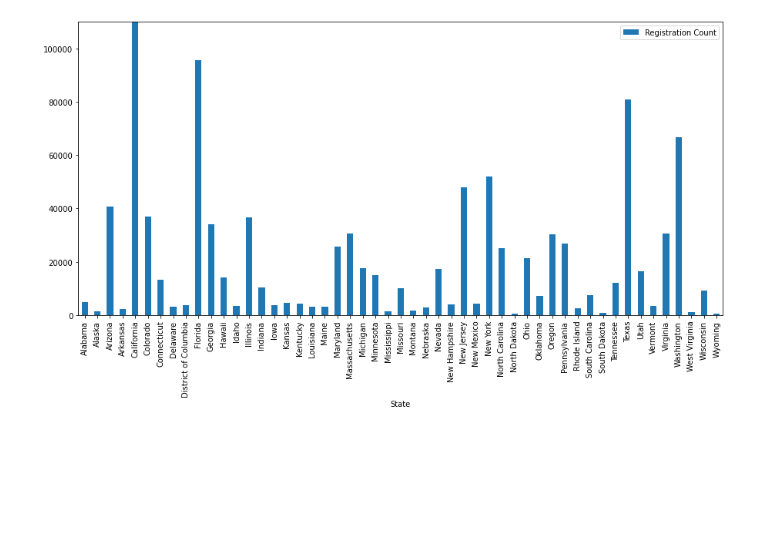
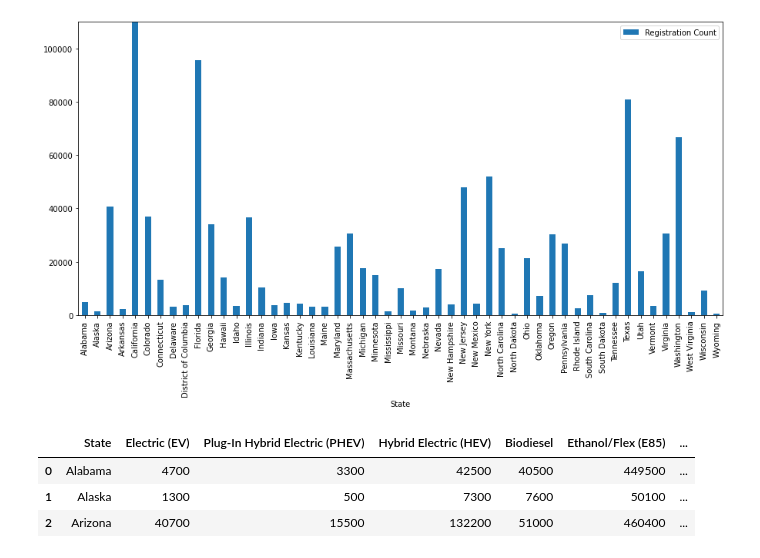
Before and after one commit to nhle95/Project1_group4, a Jupyter notebook: Electric_Car_Count.ipynb, the cells around one changed output. Saved outputs shown, nothing was run; the diff lists cells and outputs as text; code cells hidden in the pictures; blank space fills up the shorter version.

```diff
--- a/Electric_Car_Count.ipynb
+++ b/Electric_Car_Count.ipynb
@@ -13,0 +24,7 @@ plt.show()
+# %%
+vehicleReg21.head(3)
+# %% [output]
+|  | State | Electric (EV) | Plug-In Hybrid Electric (PHEV) | Hybrid Electric (HEV) | Biodiesel | Ethanol/Flex (E85) | ... |
+| 0 | Alabama | 4700 | 3300 | 42500 | 40500 | 449500 | ... |
+| 1 | Alaska | 1300 | 500 | 7300 | 7600 | 50100 | ... |
+| 2 | Arizona | 40700 | 15500 | 132200 | 51000 | 460400 | ... |
```
Also changed, not shown: parts of 13 cells of this notebook.
